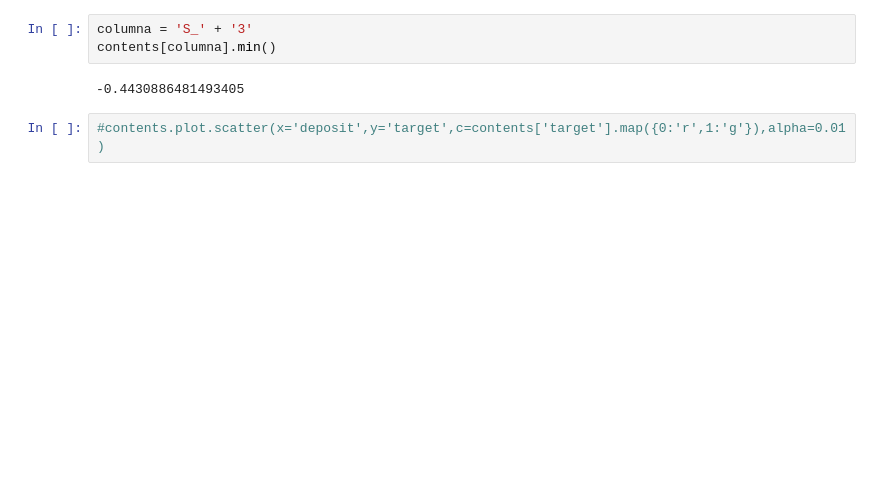
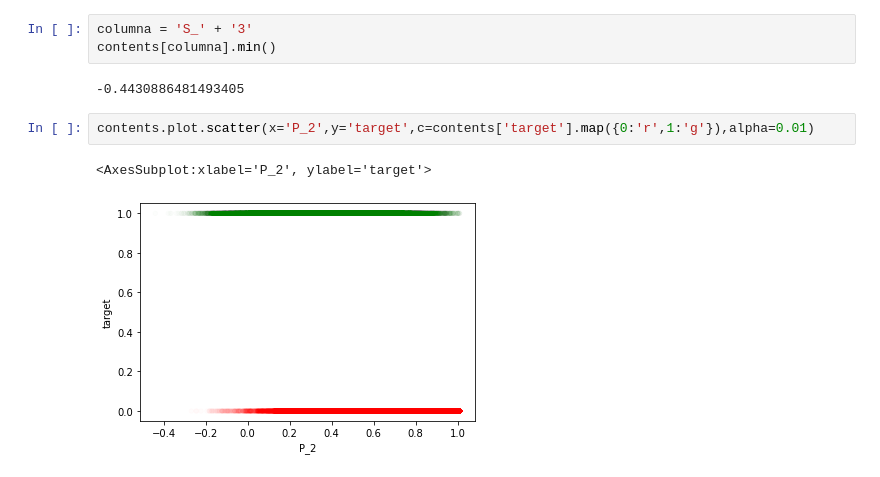
Before and after one commit to BraianV/Org-Datos-Grupo-19, a Jupyter notebook: notebooks/tp3-gsamoluk.ipynb, the cells around one changed output. Cells and saved outputs as stored; diff of their text form; blank space fills up the shorter version.

```diff
--- a/notebooks/tp3-gsamoluk.ipynb
+++ b/notebooks/tp3-gsamoluk.ipynb
@@ -202,4 +153,7 @@ contents[columna].min()
 # %% [output]
 -0.4430886481493405
 # %%
-#contents.plot.scatter(x='deposit',y='target',c=contents['target'].map({0:'r',1:'g'}),alpha=0.01)
+contents.plot.scatter(x='P_2',y='target',c=contents['target'].map({0:'r',1:'g'}),alpha=0.01)
+# %% [output]
+<AxesSubplot:xlabel='P_2', ylabel='target'>
+[figure, added]
```
Also changed, not shown: parts of 13 cells of this notebook, 1 other file.
